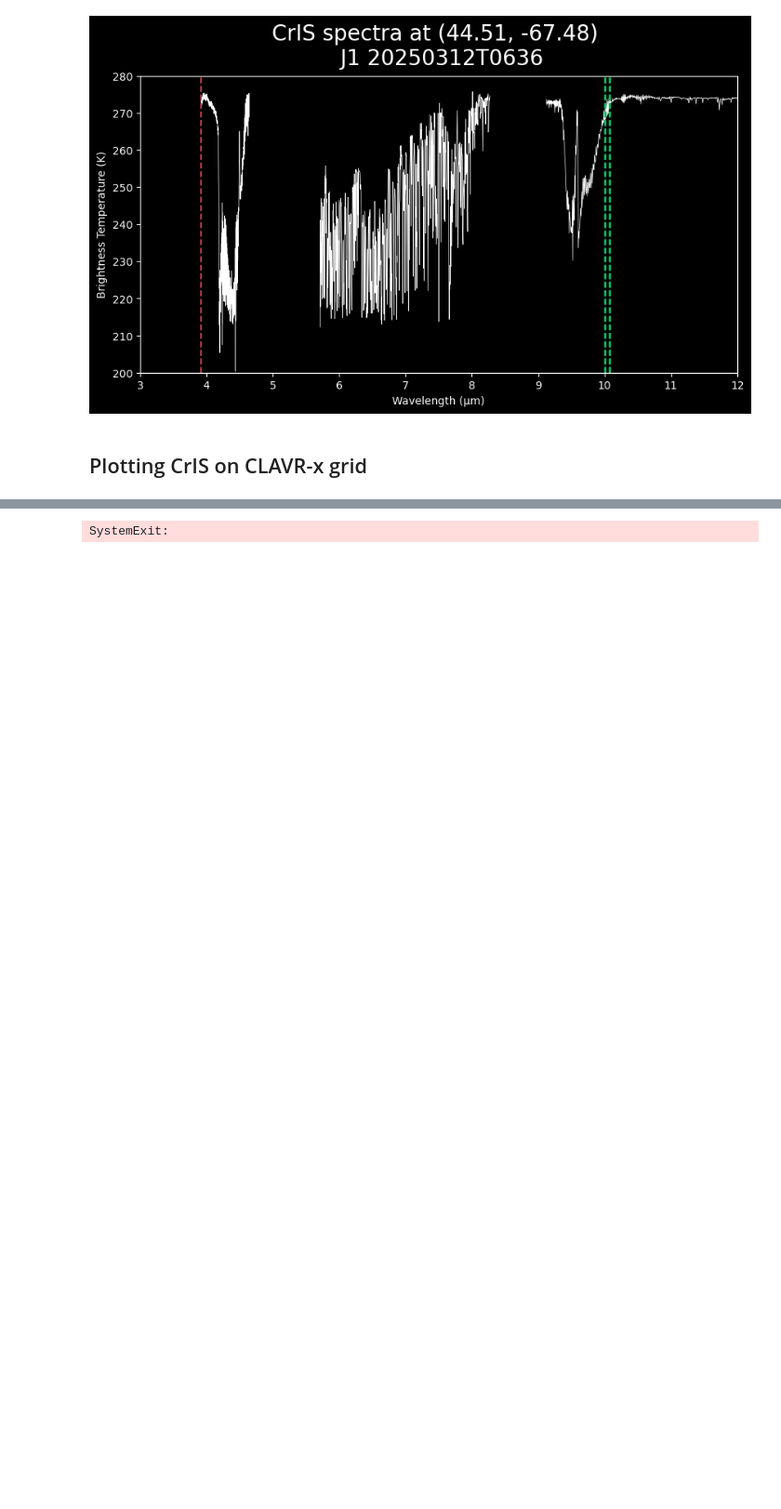
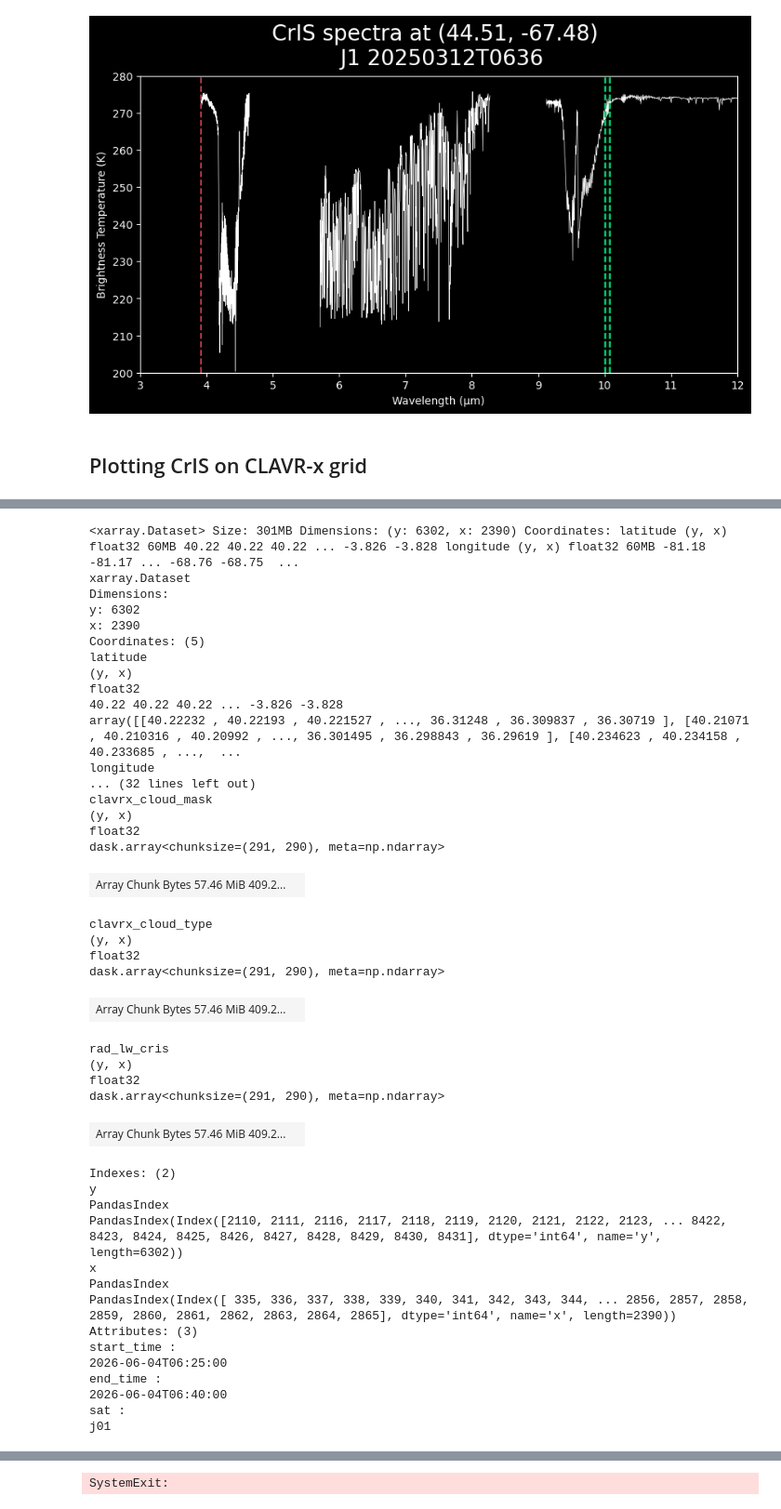
Before and after one commit to jesseturner/spectral_analysis, a Jupyter notebook: notebook_cris.ipynb, the cells around one changed output, grey strips where cells are left out. Shown at 93% size. Cells and saved outputs as stored; diff of their text form; code cells hidden in the pictures; blank space fills up the shorter version.

```diff
--- a/notebook_cris.ipynb
+++ b/notebook_cris.ipynb
@@ -193,10 +212,64 @@ cris_on_clavrx_ds.close()
 # %%
+#--- Chunking for hugely increased speed
+cris_on_clavrx_sel = cris_on_clavrx_sel.chunk({"y":300, "x":300})
+
 #--- Replace fill values
+invalid = [-999, -999.3]
+
+#--- This takes about 12 s
 mask = (
-    (cris_on_clavrx_sel["latitude"] != -999) &
-    (cris_on_clavrx_sel["longitude"] != -999)
+    ~cris_on_clavrx_sel["latitude"].isin(invalid)
+    & ~cris_on_clavrx_sel["longitude"].isin(invalid)
+    & cris_on_clavrx_sel["rad_lw_cris"].notnull()
 )
+
+mask = mask.compute()
 cris_on_clavrx_sel = cris_on_clavrx_sel.where(mask, drop=True)
+# %%
+cris_on_clavrx_sel
+# %% [output]
+<xarray.Dataset> Size: 301MB Dimensions: (y: 6302, x: 2390) Coordinates: latitude (y, x) float32 60MB 40.22 40.22 40.22 ... -3.826 -3.828 longitude (y, x) float32 60MB -81.18 -81.17 ... -68.76 -68.75  ...
+xarray.Dataset
+Dimensions:
+y: 6302
+x: 2390
+Coordinates: (5)
+latitude
+(y, x)
+float32
+40.22 40.22 40.22 ... -3.826 -3.828
+array([[40.22232 , 40.22193 , 40.221527 , ..., 36.31248 , 36.309837 , 36.30719 ], [40.21071 , 40.210316 , 40.20992 , ..., 36.301495 , 36.298843 , 36.29619 ], [40.234623 , 40.234158 , 40.233685 , ...,  ...
+longitude
+... (32 lines left out)
+clavrx_cloud_mask
+(y, x)
+float32
+dask.array<chunksize=(291, 290), meta=np.ndarray>
+| Array Chunk Bytes 57.46 MiB 409.2... |  |
+clavrx_cloud_type
+(y, x)
+float32
+dask.array<chunksize=(291, 290), meta=np.ndarray>
+| Array Chunk Bytes 57.46 MiB 409.2... |  |
+rad_lw_cris
+(y, x)
+float32
+dask.array<chunksize=(291, 290), meta=np.ndarray>
+| Array Chunk Bytes 57.46 MiB 409.2... |  |
+Indexes: (2)
+y
+PandasIndex
+PandasIndex(Index([2110, 2111, 2116, 2117, 2118, 2119, 2120, 2121, 2122, 2123, ... 8422, 8423, 8424, 8425, 8426, 8427, 8428, 8429, 8430, 8431], dtype='int64', name='y', length=6302))
+x
+PandasIndex
+PandasIndex(Index([ 335, 336, 337, 338, 339, 340, 341, 342, 343, 344, ... 2856, 2857, 2858, 2859, 2860, 2861, 2862, 2863, 2864, 2865], dtype='int64', name='x', length=2390))
+Attributes: (3)
+start_time :
+2026-06-04T06:25:00
+end_time :
+2026-06-04T06:40:00
+sat :
+j01
 # %%
 #--- Downsampling for faster plotting
 fy, fx = 3, 3
```
Also changed, not shown: parts of 18 cells of this notebook.
